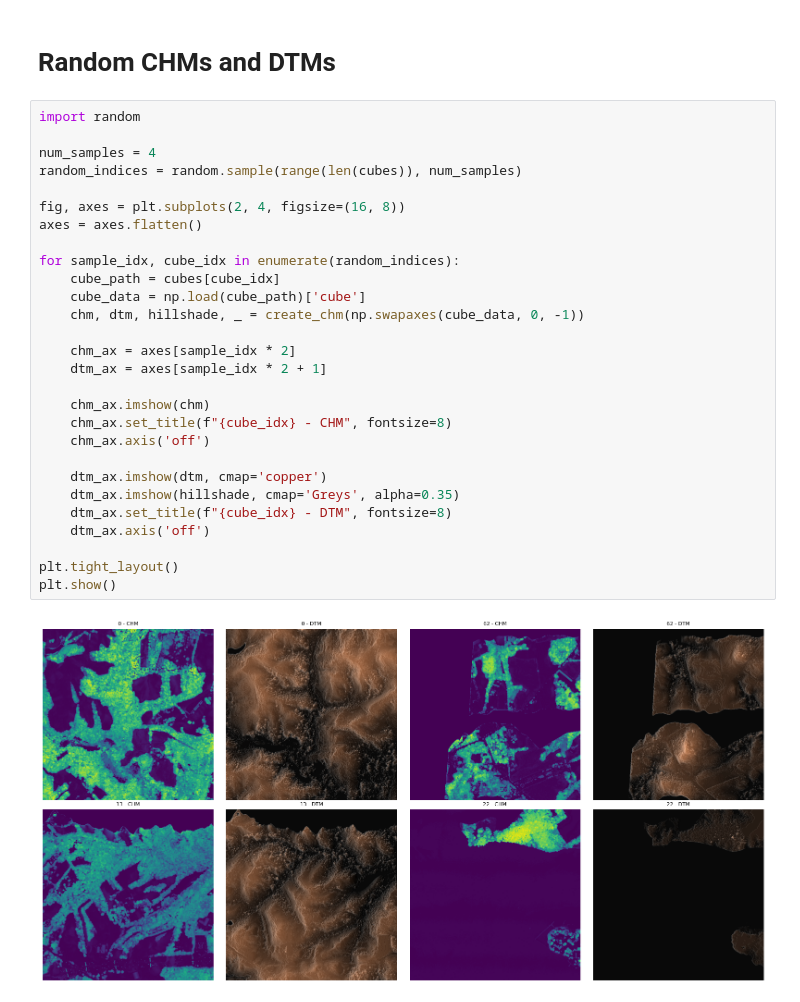
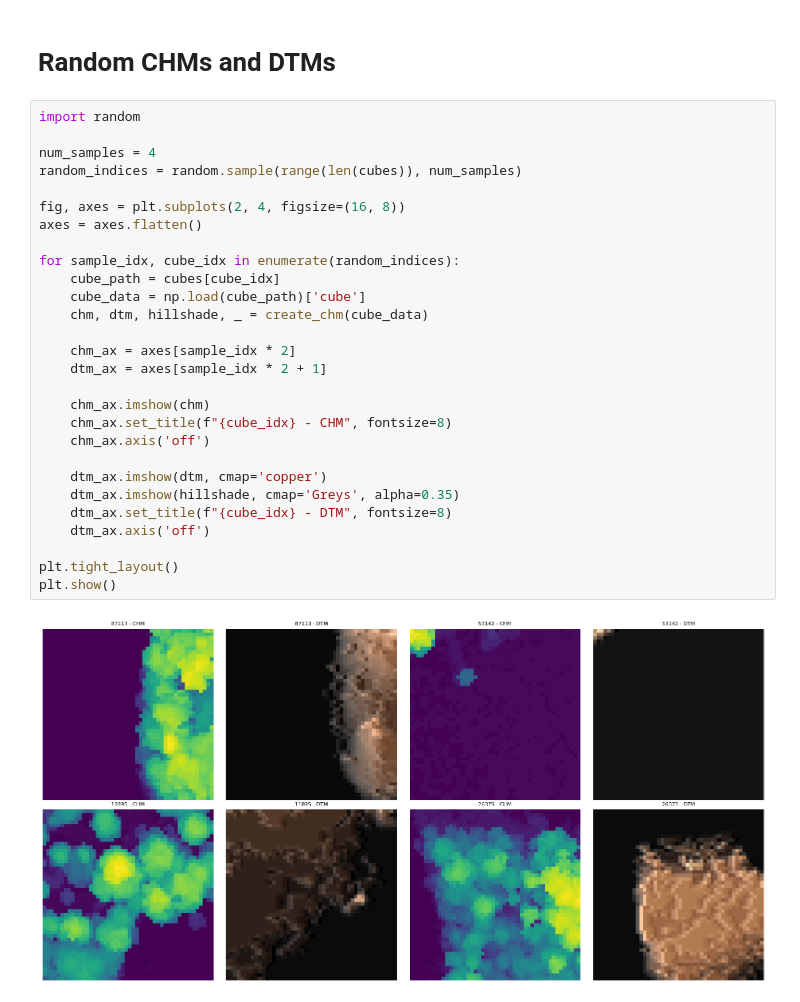
Before and after one commit to Anfera/HHDC-Creator, a Jupyter notebook: experiments.ipynb, the cells around one changed output. Drawn from its saved outputs; the diff is of its cells as text.

Commit message:
Sample cube

```diff
--- a/experiments.ipynb
+++ b/experiments.ipynb
@@ -20,33 +20,33 @@ Found 206 cubes.
 # %%
 import random
 
 num_samples = 4
 random_indices = random.sample(range(len(cubes)), num_samples)
 
 fig, axes = plt.subplots(2, 4, figsize=(16, 8))
 axes = axes.flatten()
 
 for sample_idx, cube_idx in enumerate(random_indices):
     cube_path = cubes[cube_idx]
     cube_data = np.load(cube_path)['cube']
-    chm, dtm, hillshade, _ = create_chm(np.swapaxes(cube_data, 0, -1))
+    chm, dtm, hillshade, _ = create_chm(cube_data)
 
     chm_ax = axes[sample_idx * 2]
     dtm_ax = axes[sample_idx * 2 + 1]
 
     chm_ax.imshow(chm)
     chm_ax.set_title(f"{cube_idx} - CHM", fontsize=8)
     chm_ax.axis('off')
 
     dtm_ax.imshow(dtm, cmap='copper')
     dtm_ax.imshow(hillshade, cmap='Greys', alpha=0.35)
     dtm_ax.set_title(f"{cube_idx} - DTM", fontsize=8)
     dtm_ax.axis('off')
 
 plt.tight_layout()
 plt.show()
 # %% [output]
-[figure, old version]
+[figure, new version]
 # %%
 from concurrent.futures import ProcessPoolExecutor, as_completed
 from tqdm import tqdm
```
Also changed, not shown: parts of 2 cells of this notebook, 3 other files.
